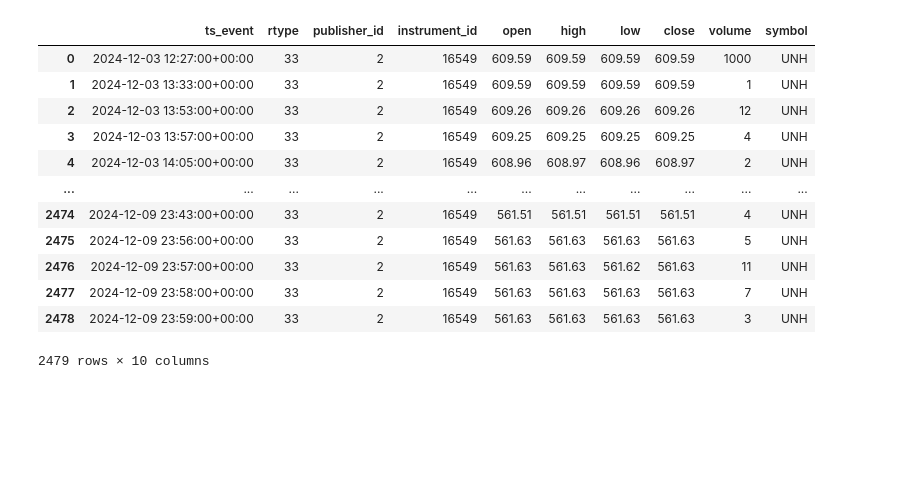
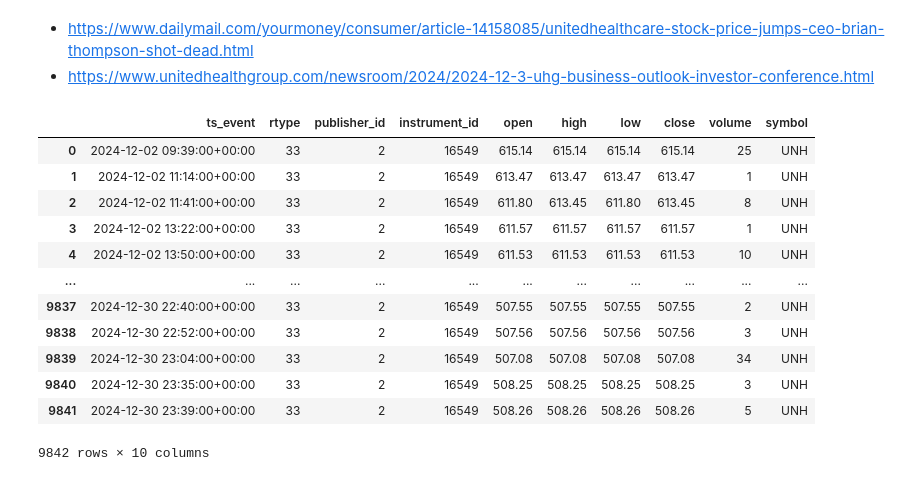
Before and after one commit to afeld/pre-existing-condition, a Jupyter notebook: analysis/shooting_unh_financials/trends.ipynb, the cells around one changed output. Drawn from its saved outputs; the diff is of its cells as text; code cells hidden in the pictures; blank space fills up the shorter version.

```diff
--- a/analysis/shooting_unh_financials/trends.ipynb
+++ b/analysis/shooting_unh_financials/trends.ipynb
@@ -1,30 +1,33 @@
+# %% [markdown]
+- https://www.dailymail.com/yourmoney/consumer/article-14158085/unitedhealthcare-stock-price-jumps-ceo-brian-thompson-shot-dead.html
+- https://www.unitedhealthgroup.com/newsroom/2024/2024-12-3-uhg-business-outlook-investor-conference.html
 # %%
 import pandas as pd
 
-file_path = "OLHCV-1m/xnas-itch-20241203-20241210.ohlcv-1m.csv.zst"
+file_path = "OLHCV-1m/xnas-itch-20241201-20241231.ohlcv-1m.csv.zst"
 df = pd.read_csv(
     file_path,
     compression="zstd",
     parse_dates=["ts_event"],
 )
 df = df.sort_values("ts_event")
 
 stock_symbol = df["symbol"].iloc[0]
 
 df
 # %% [output]
 |  | ts_event | rtype | publisher_id | instrument_id | open | high | low | close | volume | symbol |
-| 0 | 2024-12-03 12:27:00+00:00 | 33 | 2 | 16549 | 609.59 | 609.59 | 609.59 | 609.59 | 1000 | UNH |
-| 1 | 2024-12-03 13:33:00+00:00 | 33 | 2 | 16549 | 609.59 | 609.59 | 609.59 | 609.59 | 1 | UNH |
-| 2 | 2024-12-03 13:53:00+00:00 | 33 | 2 | 16549 | 609.26 | 609.26 | 609.26 | 609.26 | 12 | UNH |
-| 3 | 2024-12-03 13:57:00+00:00 | 33 | 2 | 16549 | 609.25 | 609.25 | 609.25 | 609.25 | 4 | UNH |
-| 4 | 2024-12-03 14:05:00+00:00 | 33 | 2 | 16549 | 608.96 | 608.97 | 608.96 | 608.97 | 2 | UNH |
+| 0 | 2024-12-02 09:39:00+00:00 | 33 | 2 | 16549 | 615.14 | 615.14 | 615.14 | 615.14 | 25 | UNH |
+| 1 | 2024-12-02 11:14:00+00:00 | 33 | 2 | 16549 | 613.47 | 613.47 | 613.47 | 613.47 | 1 | UNH |
+| 2 | 2024-12-02 11:41:00+00:00 | 33 | 2 | 16549 | 611.80 | 613.45 | 611.80 | 613.45 | 8 | UNH |
+| 3 | 2024-12-02 13:22:00+00:00 | 33 | 2 | 16549 | 611.57 | 611.57 | 611.57 | 611.57 | 1 | UNH |
+| 4 | 2024-12-02 13:50:00+00:00 | 33 | 2 | 16549 | 611.53 | 611.53 | 611.53 | 611.53 | 10 | UNH |
 | ... | ... | ... | ... | ... | ... | ... | ... | ... | ... | ... |
-| 2474 | 2024-12-09 23:43:00+00:00 | 33 | 2 | 16549 | 561.51 | 561.51 | 561.51 | 561.51 | 4 | UNH |
-| 2475 | 2024-12-09 23:56:00+00:00 | 33 | 2 | 16549 | 561.63 | 561.63 | 561.63 | 561.63 | 5 | UNH |
-| 2476 | 2024-12-09 23:57:00+00:00 | 33 | 2 | 16549 | 561.63 | 561.63 | 561.62 | 561.63 | 11 | UNH |
-| 2477 | 2024-12-09 23:58:00+00:00 | 33 | 2 | 16549 | 561.63 | 561.63 | 561.63 | 561.63 | 7 | UNH |
-| 2478 | 2024-12-09 23:59:00+00:00 | 33 | 2 | 16549 | 561.63 | 561.63 | 561.63 | 561.63 | 3 | UNH |
+| 9837 | 2024-12-30 22:40:00+00:00 | 33 | 2 | 16549 | 507.55 | 507.55 | 507.55 | 507.55 | 2 | UNH |
+| 9838 | 2024-12-30 22:52:00+00:00 | 33 | 2 | 16549 | 507.56 | 507.56 | 507.56 | 507.56 | 3 | UNH |
+| 9839 | 2024-12-30 23:04:00+00:00 | 33 | 2 | 16549 | 507.08 | 507.08 | 507.08 | 507.08 | 34 | UNH |
+| 9840 | 2024-12-30 23:35:00+00:00 | 33 | 2 | 16549 | 508.25 | 508.25 | 508.25 | 508.25 | 3 | UNH |
+| 9841 | 2024-12-30 23:39:00+00:00 | 33 | 2 | 16549 | 508.26 | 508.26 | 508.26 | 508.26 | 5 | UNH |
-2479 rows × 10 columns
+9842 rows × 10 columns
 # %%
 df["ts_event_ny"] = df["ts_event"].dt.tz_convert(tz="US/Eastern")
```
Also changed, not shown: parts of 6 cells of this notebook, 5 other files.
